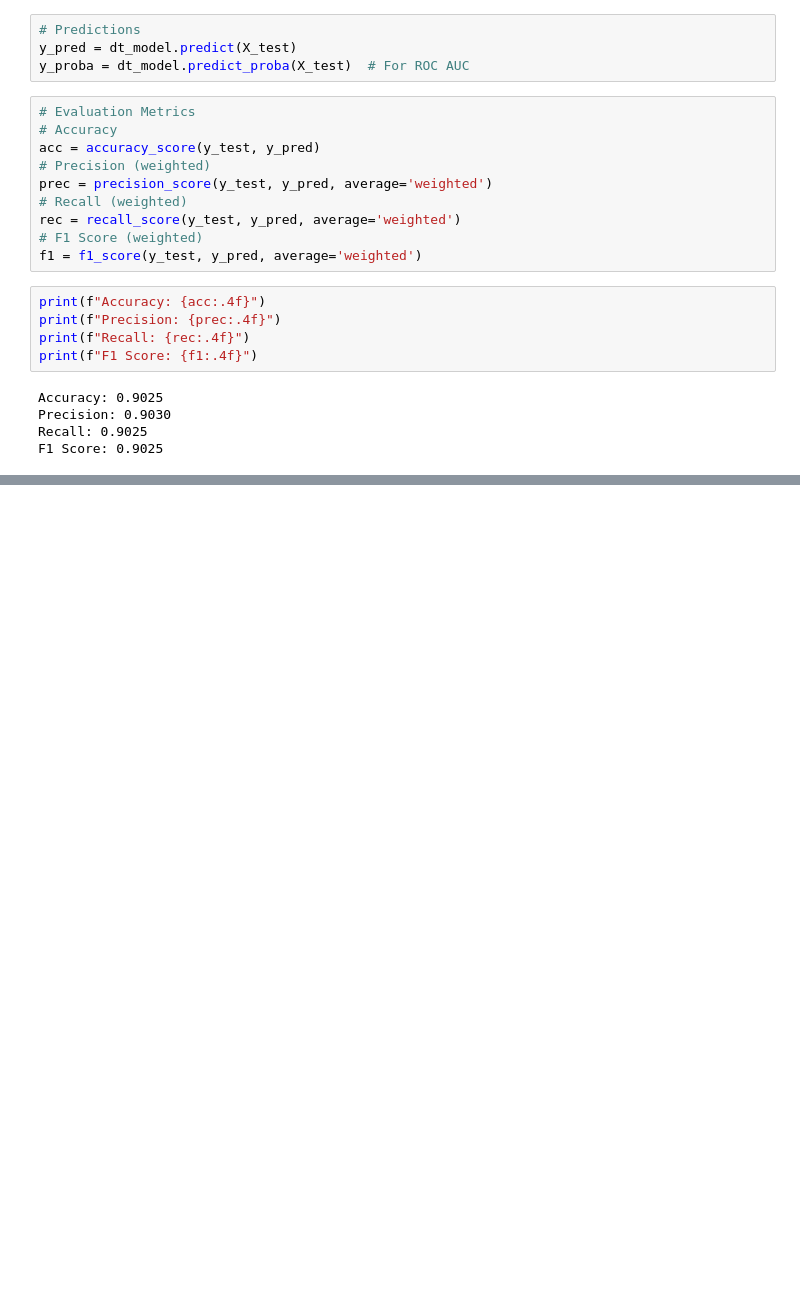
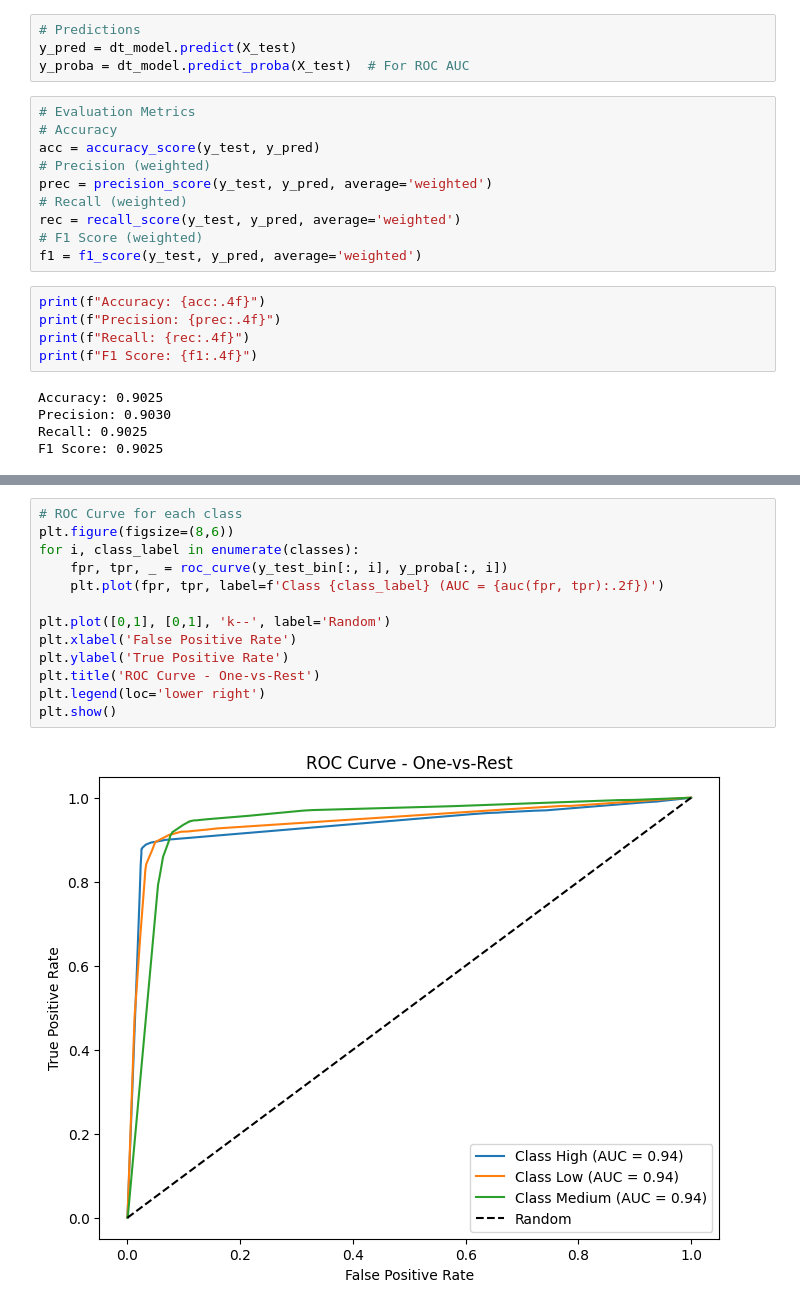
Before and after one commit to 0326ashi/Online-Gaming-Behavior-Prediction, a Jupyter notebook: notebooks/decision_tree.ipynb, the cells around one changed output, grey strips where cells are left out. Drawn from its saved outputs; the diff is of its cells as text; blank space fills up the shorter version.

```diff
--- a/notebooks/decision_tree.ipynb
+++ b/notebooks/decision_tree.ipynb
@@ -91,0 +113,15 @@ F1 Score: 0.9025
+# %%
+# ROC Curve for each class
+plt.figure(figsize=(8,6))
+for i, class_label in enumerate(classes):
+    fpr, tpr, _ = roc_curve(y_test_bin[:, i], y_proba[:, i])
+    plt.plot(fpr, tpr, label=f'Class {class_label} (AUC = {auc(fpr, tpr):.2f})')
+
+plt.plot([0,1], [0,1], 'k--', label='Random')
+plt.xlabel('False Positive Rate')
+plt.ylabel('True Positive Rate')
+plt.title('ROC Curve - One-vs-Rest')
+plt.legend(loc='lower right')
+plt.show()
+# %% [output]
+[figure, added]
```
Also changed, not shown: parts of 3 cells of this notebook.
